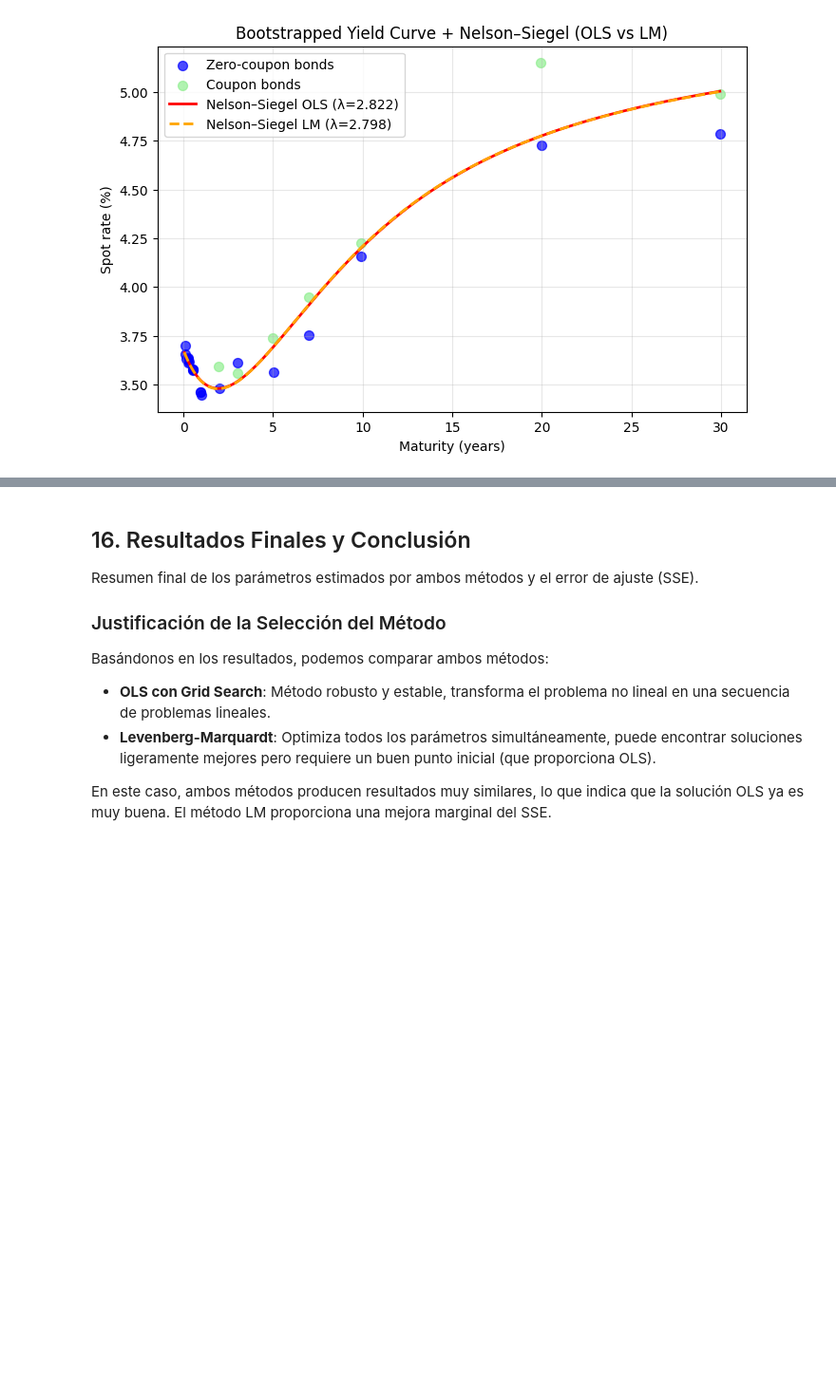
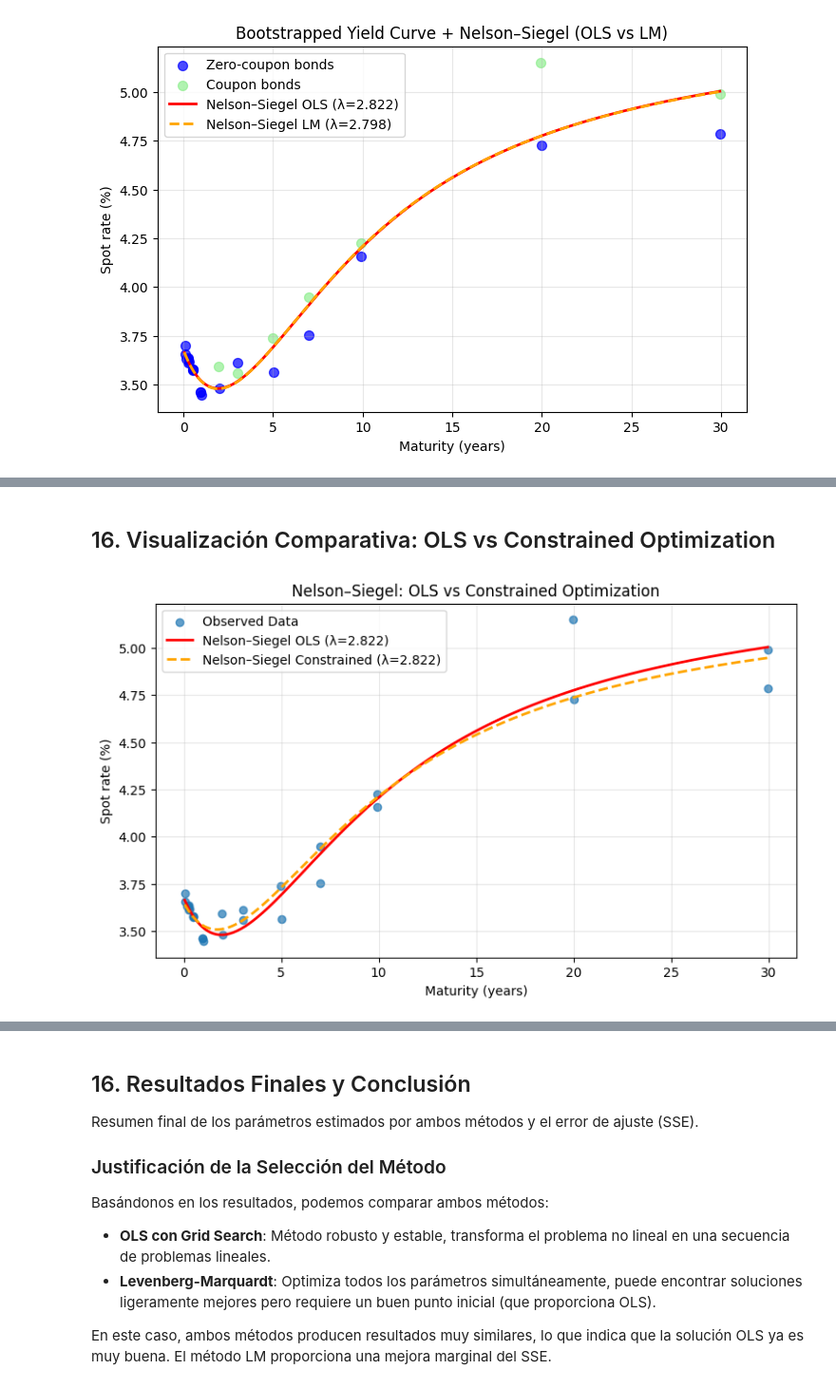
Before and after one commit to dabodeso/ComputationalMethodsMEFI, a Jupyter notebook: Entrega1.ipynb, the cells around one changed output, grey strips where cells are left out. Shown at 95% size. Drawn from its saved outputs; the diff is of its cells as text; code cells hidden in the pictures; blank space fills up the shorter version.

Commit message:
Incorporo cambios: Constrained Optimization y ejercicios 2,3,4 y 5

```diff
--- a/Entrega1.ipynb
+++ b/Entrega1.ipynb
@@ -638,0 +758,29 @@ plt.show()
+# %% [markdown]
+## 16. Visualización Comparativa: OLS vs Constrained Optimization
+# %%
+T_grid = np.linspace(0.05, boot_df["T"].max(), 300)
+
+curve_ols = nelson_siegel_curve(T_grid, beta0_ols, beta1_ols, beta2_ols, best_lam)
+curve_constr = nelson_siegel_curve(T_grid, beta0_c, beta1_c, beta2_c, lam_c)
+
+plt.figure(figsize=(9,5))
+
+plt.scatter(
+    boot_df["T"], 100 * boot_df["Spot"],
+    color="tab:blue", alpha=0.7, label="Observed Data"
+)
+
+plt.plot(T_grid, 100 * curve_ols, color="red",
+         label=f"Nelson–Siegel OLS (λ={best_lam:.3f})", linewidth=2)
+
+plt.plot(T_grid, 100 * curve_constr, color="orange", linestyle="--",
+         label=f"Nelson–Siegel Constrained (λ={lam_c:.3f})", linewidth=2)
+
+plt.xlabel("Maturity (years)")
+plt.ylabel("Spot rate (%)")
+plt.title("Nelson–Siegel: OLS vs Constrained Optimization")
+plt.legend()
+plt.grid(alpha=0.3)
+plt.show()
+# %% [output]
+[figure, added]
```
Also changed, not shown: parts of 20 cells of this notebook.
